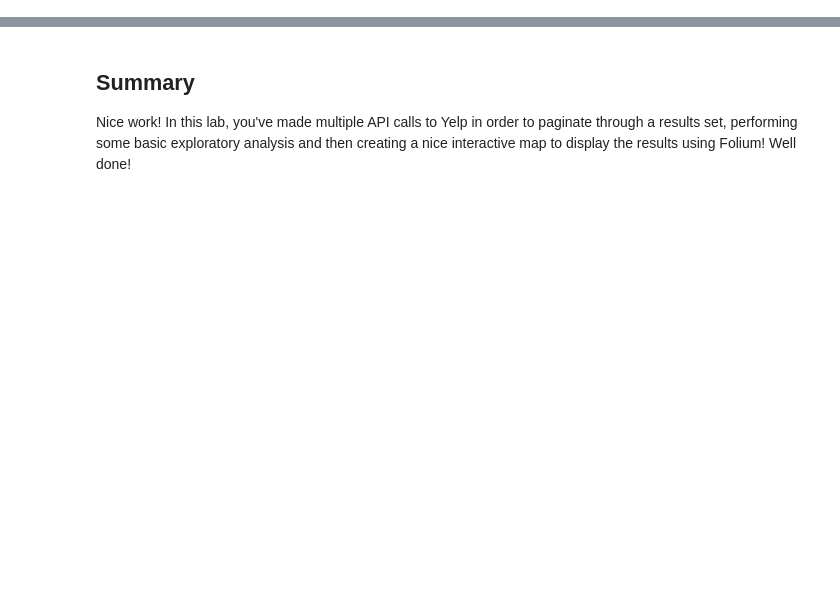
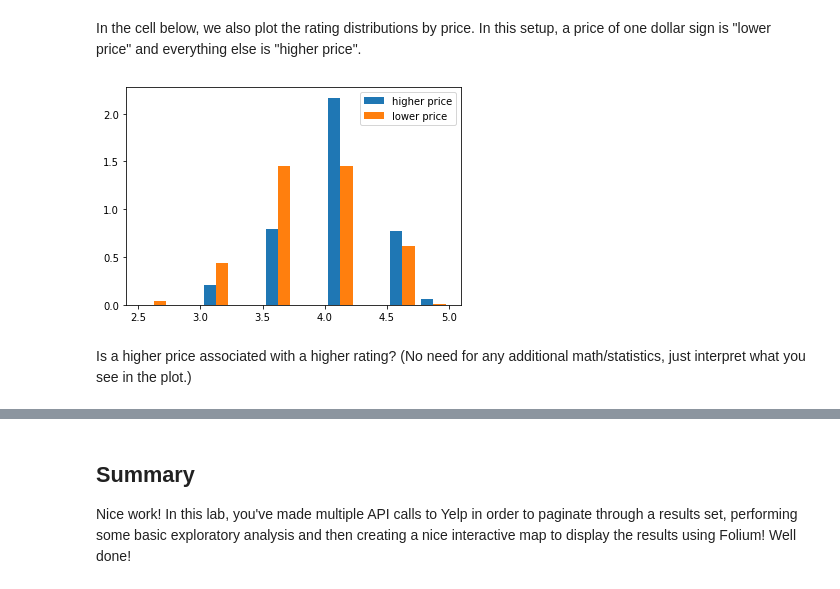
Before and after one commit to learn-co-curriculum/dsc-apis-lab, a Jupyter notebook: index.ipynb, the cells around one changed output, grey strips where cells are left out. Drawn from its saved outputs; the diff is of its cells as text; code cells hidden in the pictures; blank space fills up the shorter version.

```diff
--- a/index.ipynb
+++ b/index.ipynb
@@ -165,0 +294,28 @@ yelp_map
+# %%
+
+# Create an empty list for the full prepared dataset
+full_dataset = []
+
+for offset in get_offsets(total):
+    # Add or update the "offset" key-value pair in url_params
+    url_params["offset"] = offset
+
+    # Make the query and get the response
+    response = requests.get(url, headers=headers, params=url_params)
+
+    # Get the response body in JSON format
+    response_json = response.json()
+
+    # Get the list of businesses from the response_json
+    businesses = response_json["businesses"]
+
+    # Call the prepare_data function to get a list of processed data
+    prepared_businesses = prepare_data(businesses)
+
+    # Extend full_dataset with this list (don't append, or you'll get
+    # a list of lists instead of a flat list)
+    full_dataset.extend(prepared_businesses)
+
+# Check the length of the full dataset. It will be up to `total`,
+# potentially less if there were missing values
+len(full_dataset)
@@ -165,0 +380,20 @@ yelp_map
+# %% [markdown]
+In the cell below, we also plot the rating distributions by price. In this setup, a price of one dollar sign is "lower price" and everything else is "higher price".
+# %%
+higher_price = []
+lower_price = []
+for row in full_dataset:
+    if row["price"] == "$":
+        lower_price.append(row["rating"])
+    else:
+        higher_price.append(row["rating"])
+
+fig, ax = plt.subplots()
+
+ax.hist([higher_price, lower_price], label=["higher price", "lower price"], density=True)
+
+ax.legend();
+# %% [output]
+[figure, added]
+# %% [markdown]
+Is a higher price associated with a higher rating? (No need for any additional math/statistics, just interpret what you see in the plot.)
```
Also changed, not shown: parts of 51 cells of this notebook, 7 other files.
